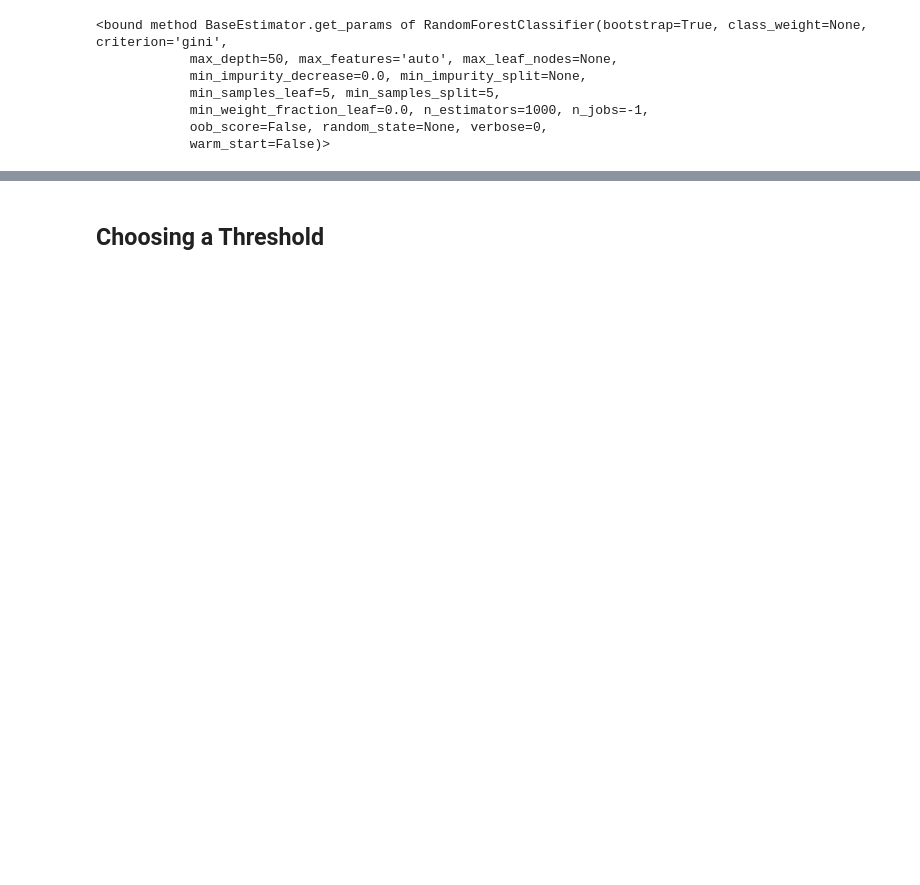
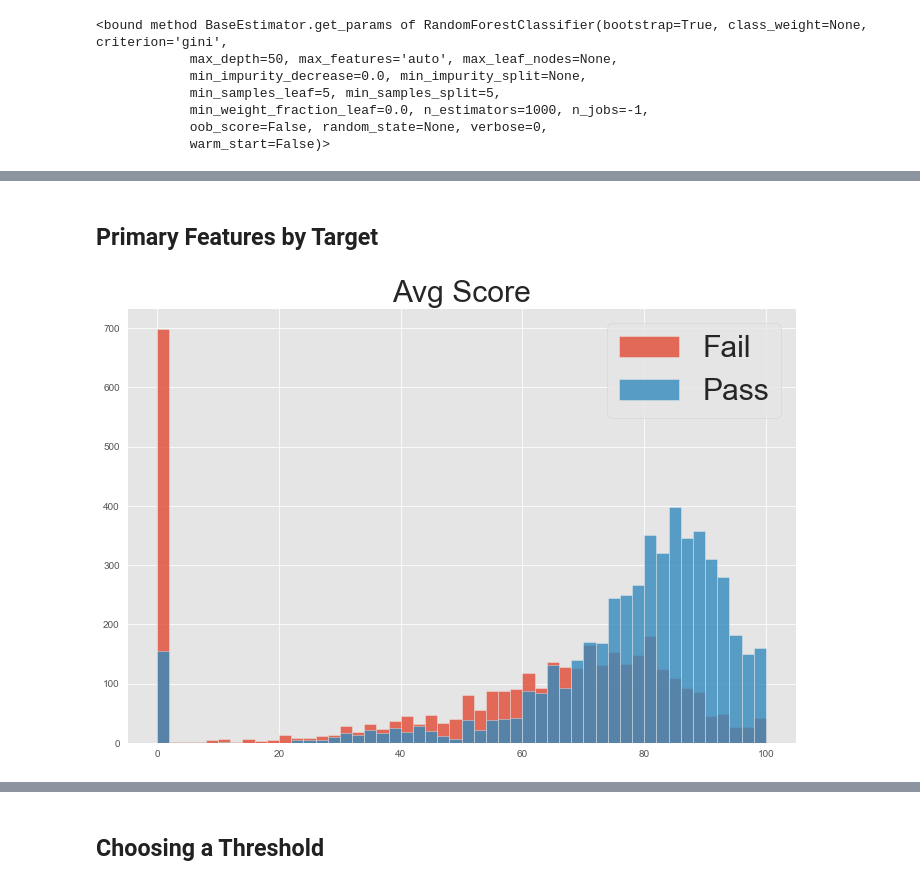
Before and after one commit to jeremymiller00/Predicting-Success-in-Online-Education, a Jupyter notebook: models/random_forest_completion_first_quarter.ipynb, the cells around one changed output, grey strips where cells are left out. Cells and saved outputs as stored; diff of their text form; code cells hidden in the pictures; blank space fills up the shorter version.

```diff
--- a/models/random_forest_completion_first_quarter.ipynb
+++ b/models/random_forest_completion_first_quarter.ipynb
@@ -313,0 +201,5 @@ Confusion Matrix:
+# %%
+pos = np.where(y_test == True)
+neg = np.where(y_test == False)
+# %% [markdown]
+## Primary Features by Target
@@ -313,0 +215,10 @@ Confusion Matrix:
+# %%
+    plt.figure(figsize=(12,8))
+    plt.hist(X_test.loc[pos]['avg_score'], range=(0, 100), bins=50, alpha=0.8, label='Fail')
+    plt.hist(X_test.loc[neg]['avg_score'], range=(0, 100), bins=50, alpha=0.8, label='Pass')
+    plt.legend(prop={'size': 30})
+    plt.title('Avg Score', fontsize=30)
+    plt.savefig('../reports/figures/avg_score_hist.png')
+    plt.show()
+# %% [output]
+[figure, added]
```
Also changed, not shown: parts of 45 cells of this notebook, 7 other files.
